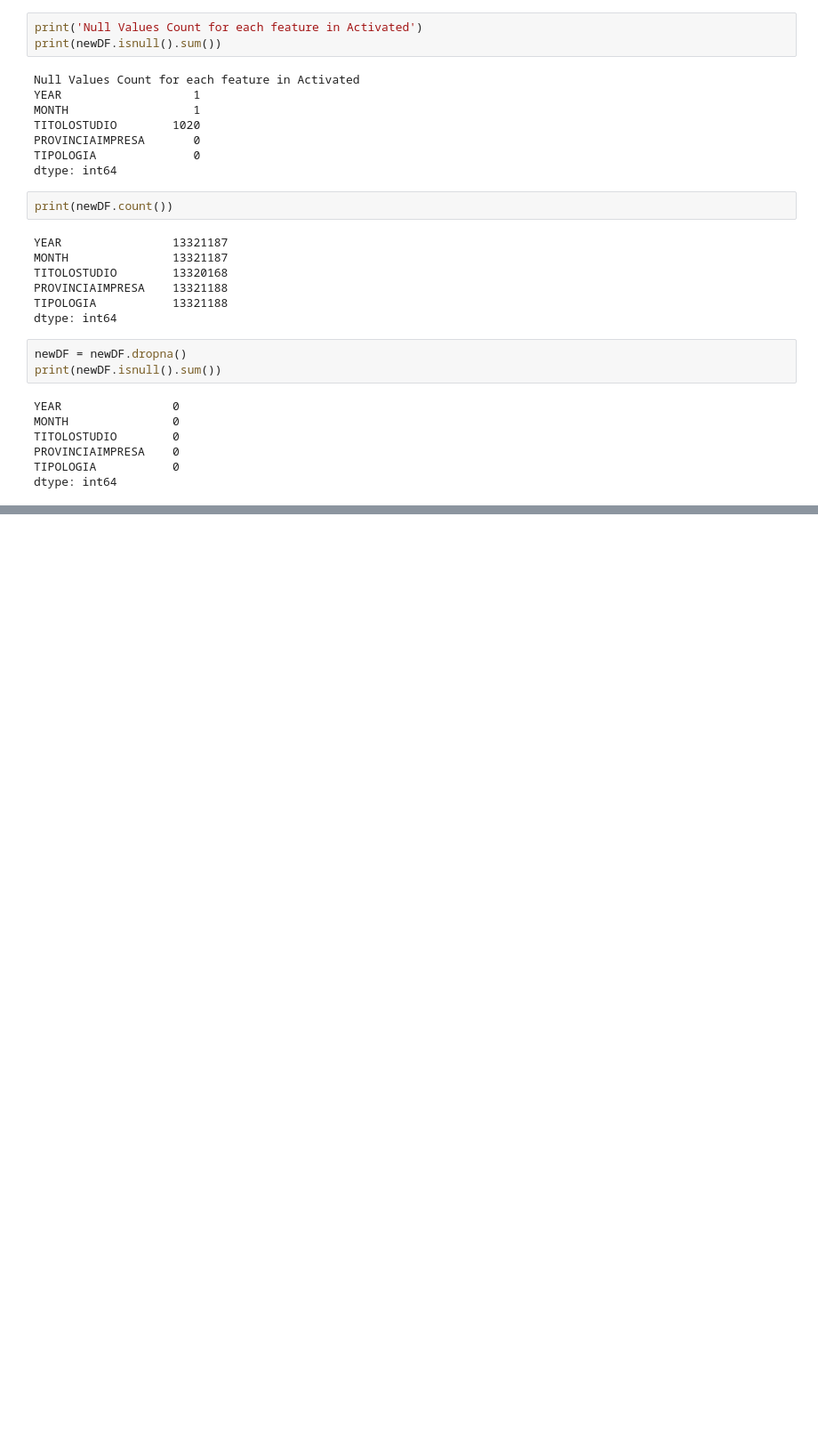
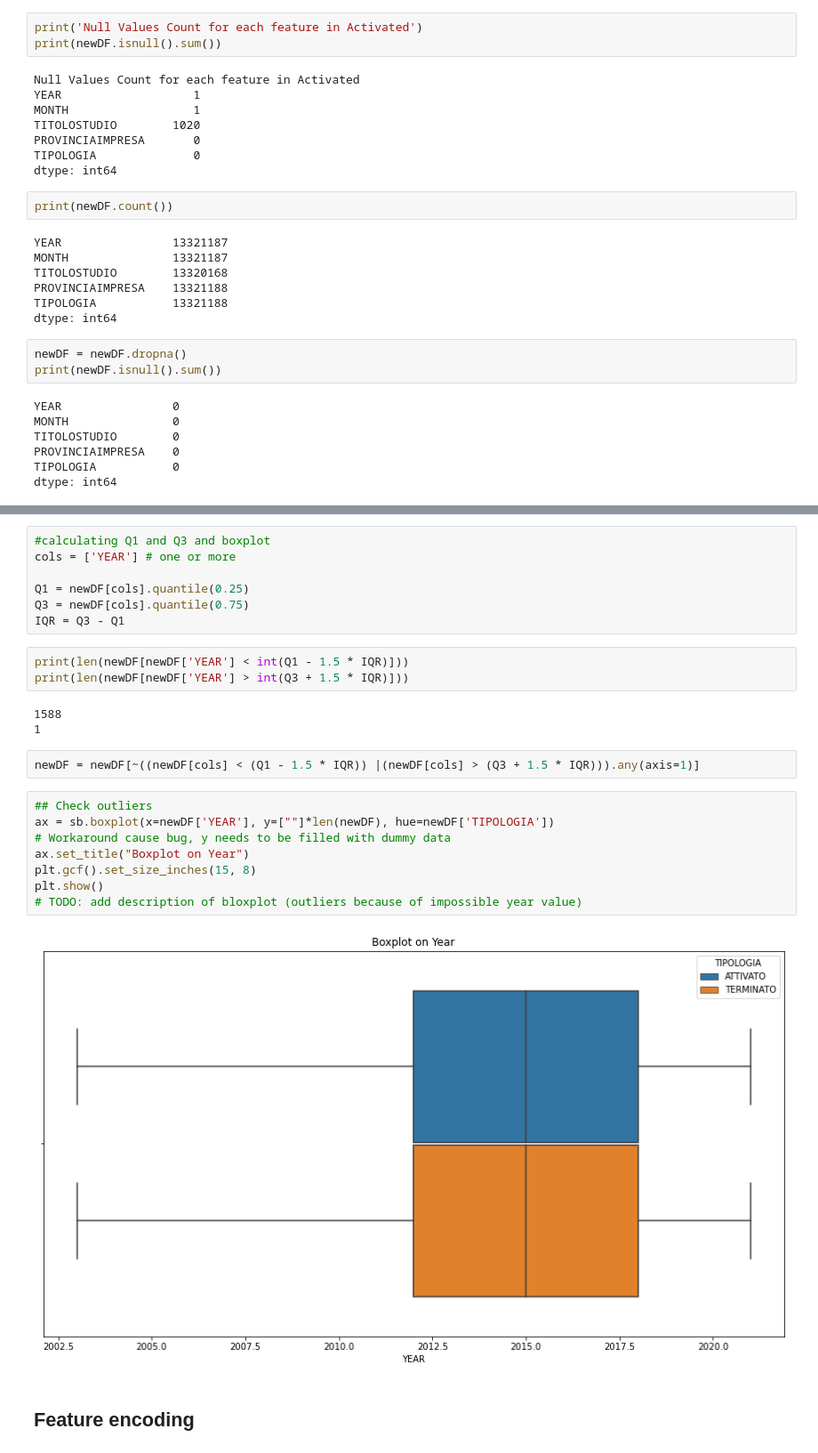
Before and after one commit to Smagia/DSB-ABB, a Jupyter notebook: DataScience_Lab2.ipynb, the cells around one changed output, grey strips where cells are left out. Shown at 89% size. Drawn from its saved outputs; the diff is of its cells as text; blank space fills up the shorter version.

```diff
--- a/DataScience_Lab2.ipynb
+++ b/DataScience_Lab2.ipynb
@@ -116 +134,28 @@ dtype: int64
+# %%
+#calculating Q1 and Q3 and boxplot
+cols = ['YEAR'] # one or more
+
+Q1 = newDF[cols].quantile(0.25)
+Q3 = newDF[cols].quantile(0.75)
+IQR = Q3 - Q1
+# %%
+print(len(newDF[newDF['YEAR'] < int(Q1 - 1.5 * IQR)]))
+print(len(newDF[newDF['YEAR'] > int(Q3 + 1.5 * IQR)]))
+# %% [output]
+1588
+1
+# %%
+newDF = newDF[~((newDF[cols] < (Q1 - 1.5 * IQR)) |(newDF[cols] > (Q3 + 1.5 * IQR))).any(axis=1)]
+# %%
+## Check outliers
+ax = sb.boxplot(x=newDF['YEAR'], y=[""]*len(newDF), hue=newDF['TIPOLOGIA'])
+# Workaround cause bug, y needs to be filled with dummy data
+ax.set_title("Boxplot on Year")
+plt.gcf().set_size_inches(15, 8)
+plt.show()
+# TODO: add description of bloxplot (outliers because of impossible year value)
+# %% [output]
+[figure, added]
+# %% [markdown]
+## Feature encoding
 # %%
```
Also changed, not shown: parts of 22 cells of this notebook.
